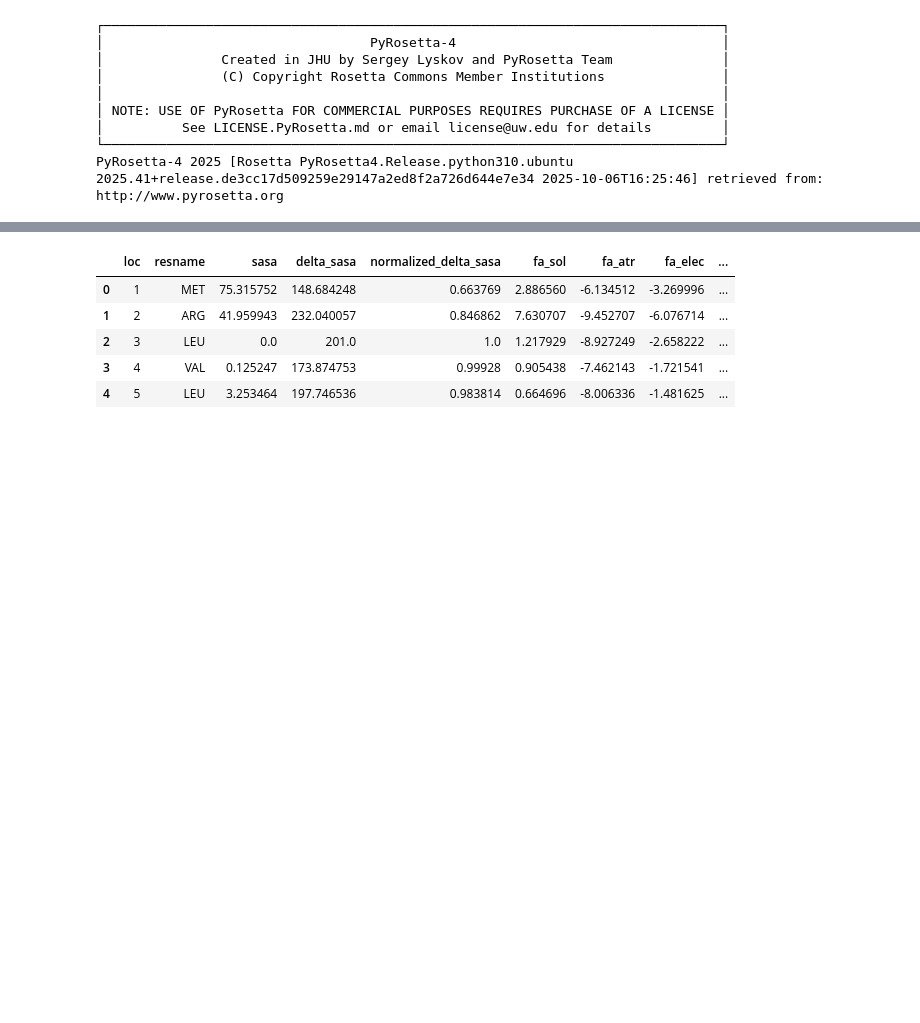
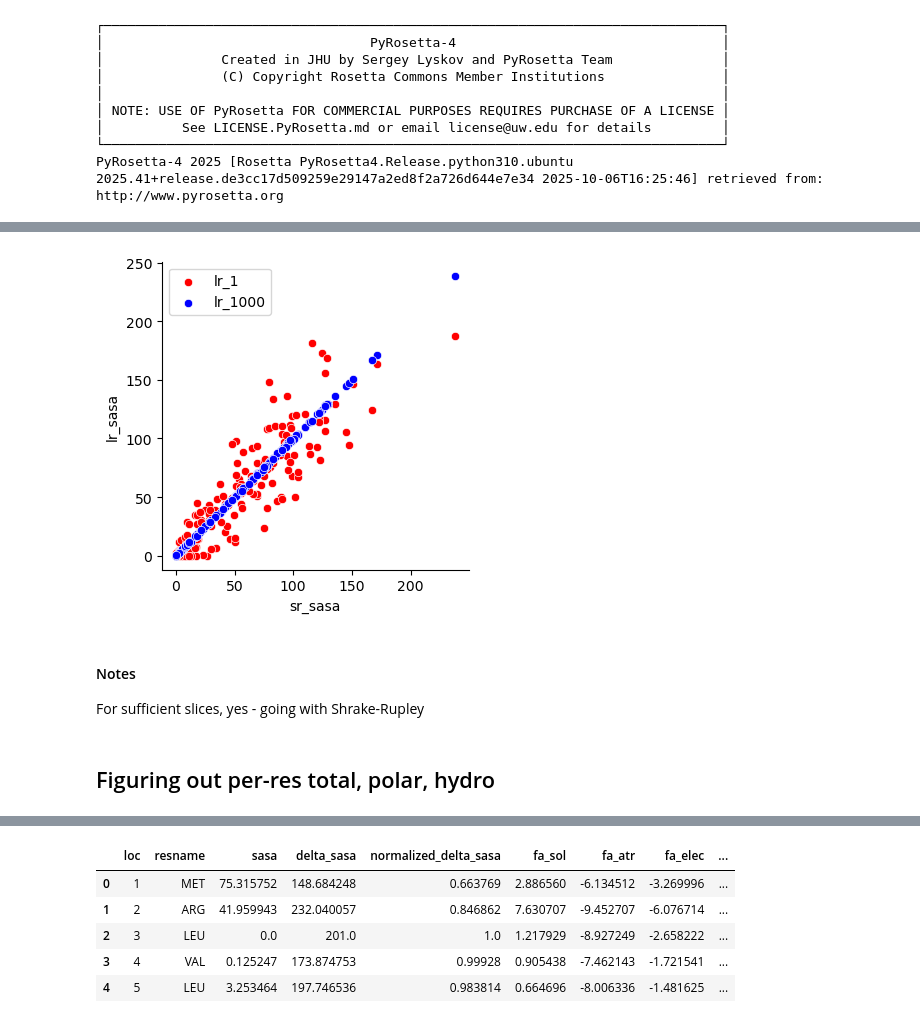
Before and after one commit to realmichaelhoffert/adenylate_kinase_ogt, a Jupyter notebook: notebooks/dev_deltaSASA.ipynb, the cells around one changed output, grey strips where cells are left out. Cells and saved outputs as stored; diff of their text form; code cells hidden in the pictures; blank space fills up the shorter version.

Commit message:
completed SASA calculation code

```diff
--- a/notebooks/dev_deltaSASA.ipynb
+++ b/notebooks/dev_deltaSASA.ipynb
@@ -846,0 +928,18 @@ NameError: name 'glob' is not defined
+# %%
+fig, ax = plt.subplots(figsize=(4,4))
+sns.scatterplot(y=pd.DataFrame(lr_sasa_1).T['total_sasa'].rename('lr_sasa'),
+                x=pd.DataFrame(sr_sasa).T['total_sasa'].rename('sr_sasa'),
+                color='r', label='lr_1')
+
+sns.scatterplot(y=pd.DataFrame(lr_sasa_1000).T['total_sasa'].rename('lr_sasa'),
+                x=pd.DataFrame(sr_sasa).T['total_sasa'].rename('sr_sasa'),
+                color='b', label='lr_1000')
+ax.set_aspect('equal')
+sns.despine()
+# %% [output]
+[figure, added]
+# %% [markdown]
+#### Notes
+For sufficient slices, yes - going with Shrake-Rupley
+# %% [markdown]
+## Figuring out per-res total, polar, hydro
```
Also changed, not shown: parts of 78 cells of this notebook.
